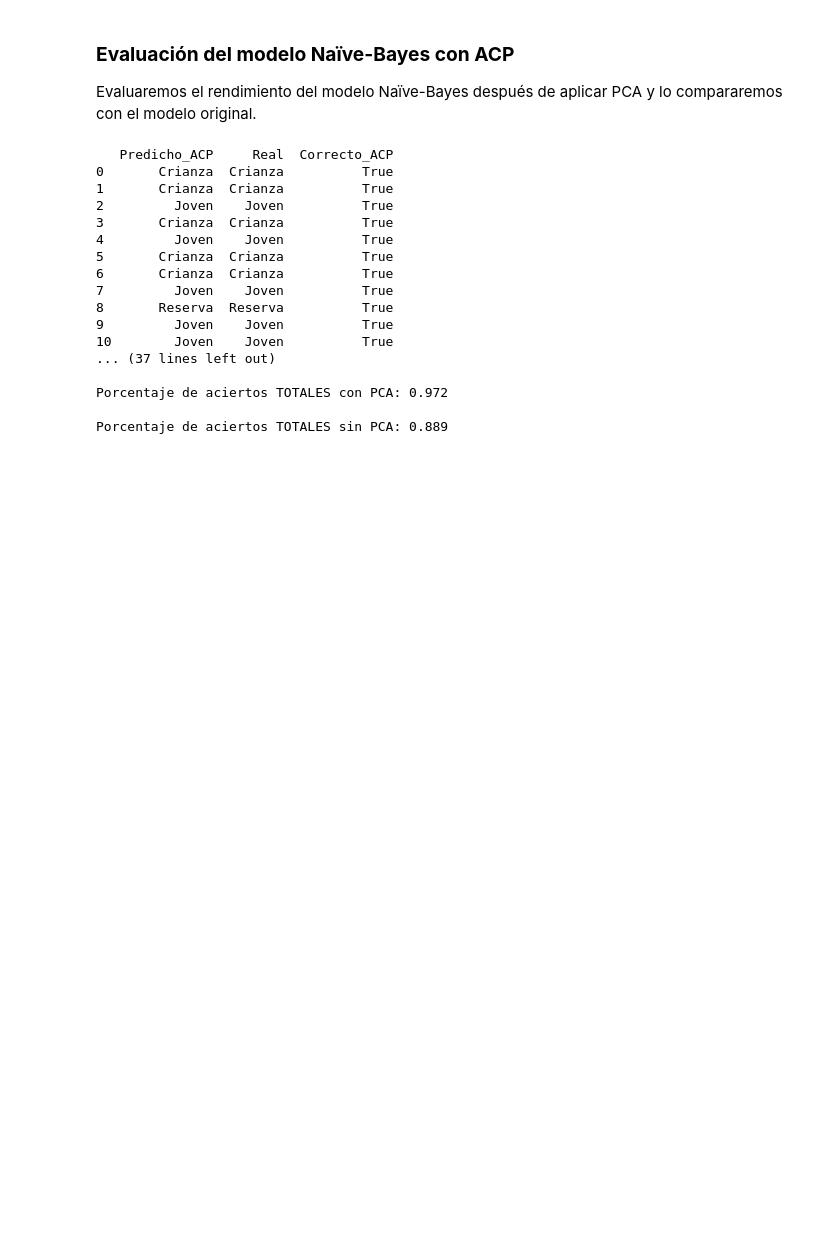
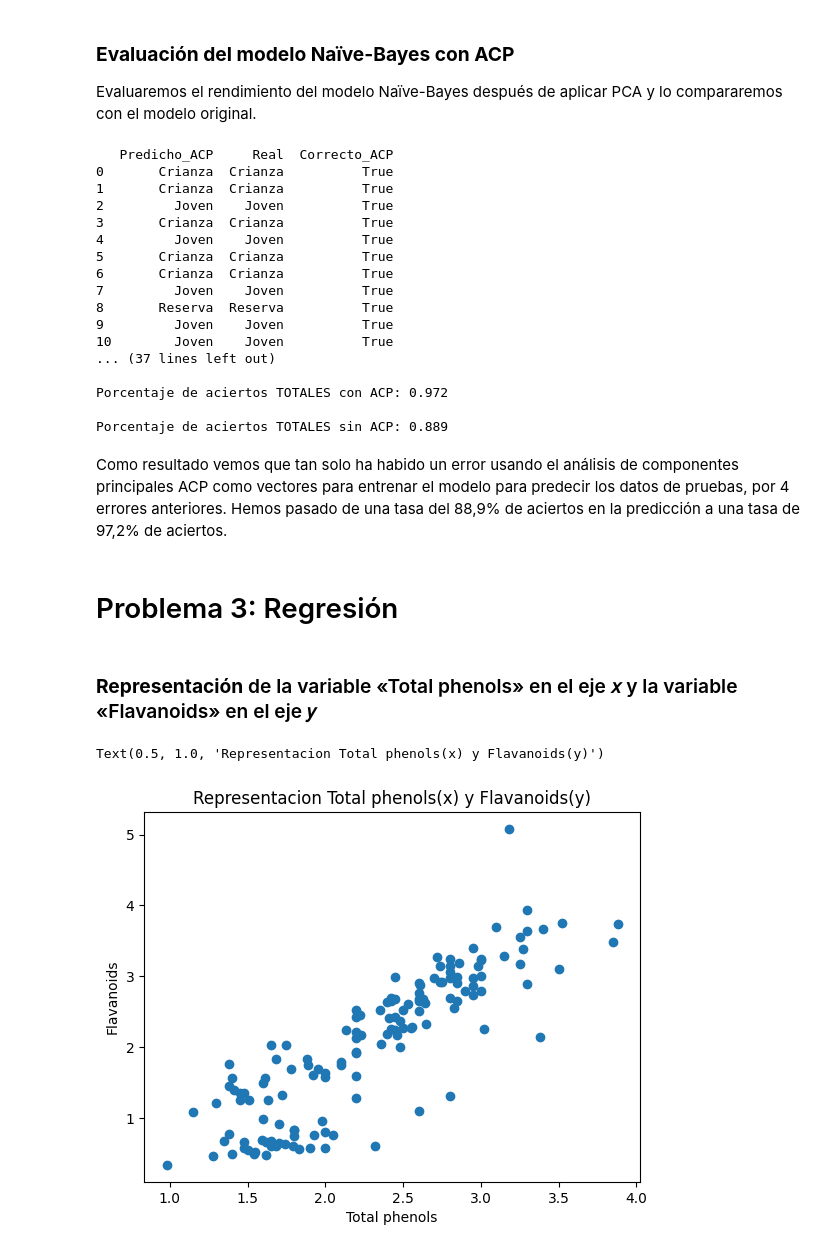
Before and after one commit to javierraneros-cell/Mineria_de_Datos-Actividad_Practica_UD3, a Jupyter notebook: Actividad_Práctica_UD3_Minería_de_Datos_e_IA_Corporativa.ipynb, the cells around one changed output. Drawn from its saved outputs; the diff is of its cells as text; code cells hidden in the pictures; blank space fills up the shorter version.

```diff
--- a/Actividad_Práctica_UD3_Minería_de_Datos_e_IA_Corporativa.ipynb
+++ b/Actividad_Práctica_UD3_Minería_de_Datos_e_IA_Corporativa.ipynb
@@ -454,13 +457,13 @@ df_comp_ACP = pd.DataFrame({
 })
 print(df_comp_ACP)
 
-# Tabla con estadísticas (Matriz de confusión) para el modelo con PCA
-print("\nMatriz de Confusión (PCA):")
+# Tabla con estadísticas (Matriz de confusión) para el modelo con ACP
+print("\nMatriz de Confusión (ACP):")
 print(pd.crosstab(df_comp_ACP['Real'], df_comp_ACP['Predicho_ACP']))
 
-# Calcular y mostrar la precisión para cada clase con PCA
+# Calcular y mostrar la precisión para cada clase con ACP
 grupos = np.unique(y_real)
-print("\nPrecisión por clase (PCA):")
+print("\nPrecisión por clase (ACP):")
 for g in grupos:
     mask = (df_comp_ACP['Real'] == g)
     aciertos = df_comp_ACP.loc[mask, 'Correcto_ACP'].sum()
@@ -468,12 +471,12 @@ for g in grupos:
     acc = aciertos / total
     print(f"Clase {g}: {aciertos}/{total} aciertos ({acc:.2%})")
 
-# Porcentaje de acierto total con PCA
+# Porcentaje de acierto total con ACP
 accuracy_ACP = (pred_ACP == y_real).mean()
-print(f"\nPorcentaje de aciertos TOTALES con PCA: {accuracy_ACP:.3f}")
+print(f"\nPorcentaje de aciertos TOTALES con ACP: {accuracy_ACP:.3f}")
 
 # Comparación con la precisión del modelo original
-print(f"\nPorcentaje de aciertos TOTALES sin PCA: {accuracy:.3f}")
+print(f"\nPorcentaje de aciertos TOTALES sin ACP: {accuracy:.3f}")
 # %% [output]
    Predicho_ACP     Real  Correcto_ACP
 0       Crianza  Crianza          True
@@ -489,6 +492,26 @@ print(f"\nPorcentaje de aciertos TOTALES sin PCA: {accuracy:.3f}")
 10        Joven    Joven          True
 ... (37 lines left out)
 
-Porcentaje de aciertos TOTALES con PCA: 0.972
+Porcentaje de aciertos TOTALES con ACP: 0.972
 
-Porcentaje de aciertos TOTALES sin PCA: 0.889
+Porcentaje de aciertos TOTALES sin ACP: 0.889
+# %% [markdown]
+Como resultado vemos que tan solo ha habido un error usando el análisis de componentes principales ACP como vectores para entrenar el modelo para predecir los datos de pruebas, por 4 errores anteriores. Hemos pasado de una tasa del 88,9% de aciertos en la predicción a una tasa de 97,2% de aciertos.
+# %% [markdown]
+# Problema 3: Regresión
+# %% [markdown]
+### **Representación** de la variable «Total phenols» en el eje 𝑥 y la variable «Flavanoids» en el eje 𝑦
+# %%
+import matplotlib.pyplot as plt
+
+# Creamos un array para las x y otro para las y
+array_x = df_vino_entrenamiento['Total phenols'].values
+array_y = df_vino_entrenamiento['Flavanoids'].values
+
+plt.scatter(array_x, array_y)
+plt.xlabel('Total phenols')
+plt.ylabel('Flavanoids')
+plt.title('Representacion Total phenols(x) y Flavanoids(y)')
+# %% [output]
+Text(0.5, 1.0, 'Representacion Total phenols(x) y Flavanoids(y)')
+[figure, added]
```
Also changed, not shown: parts of 20 cells of this notebook.
